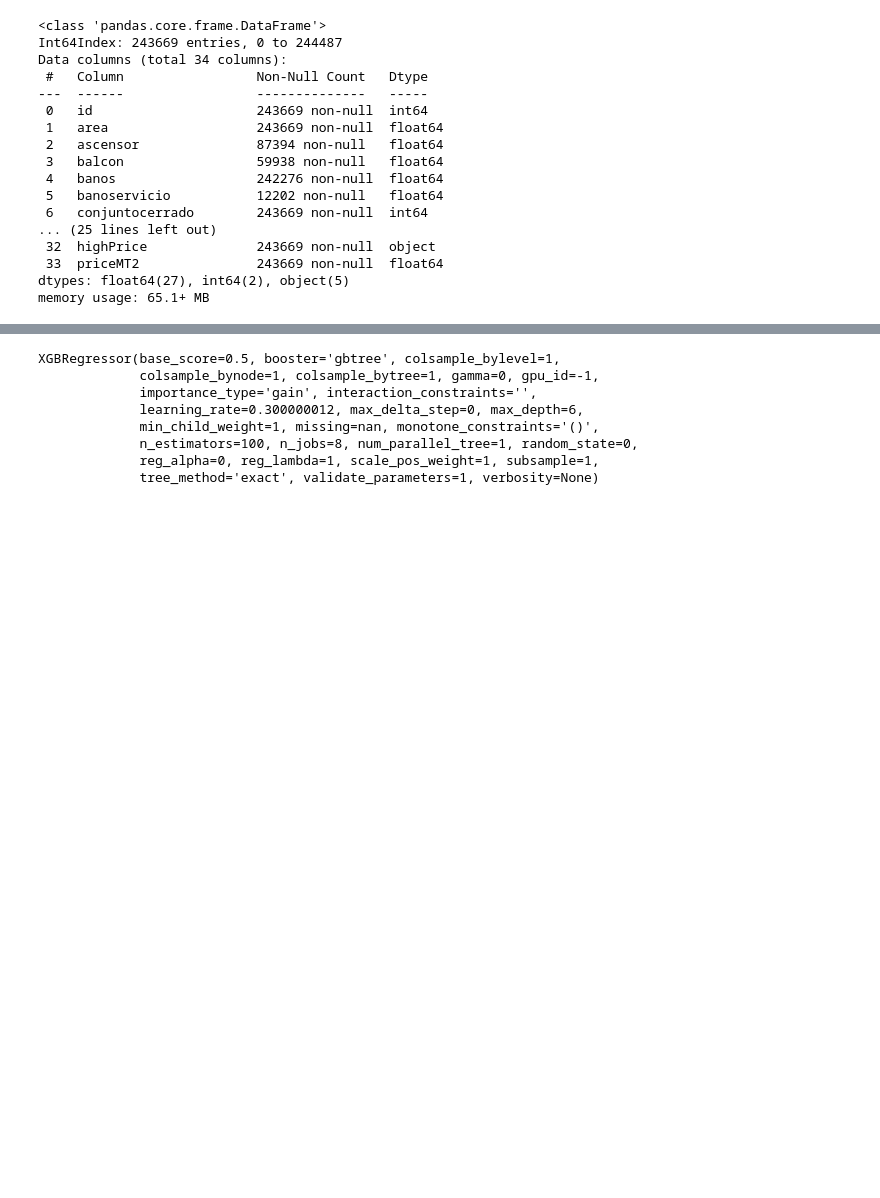
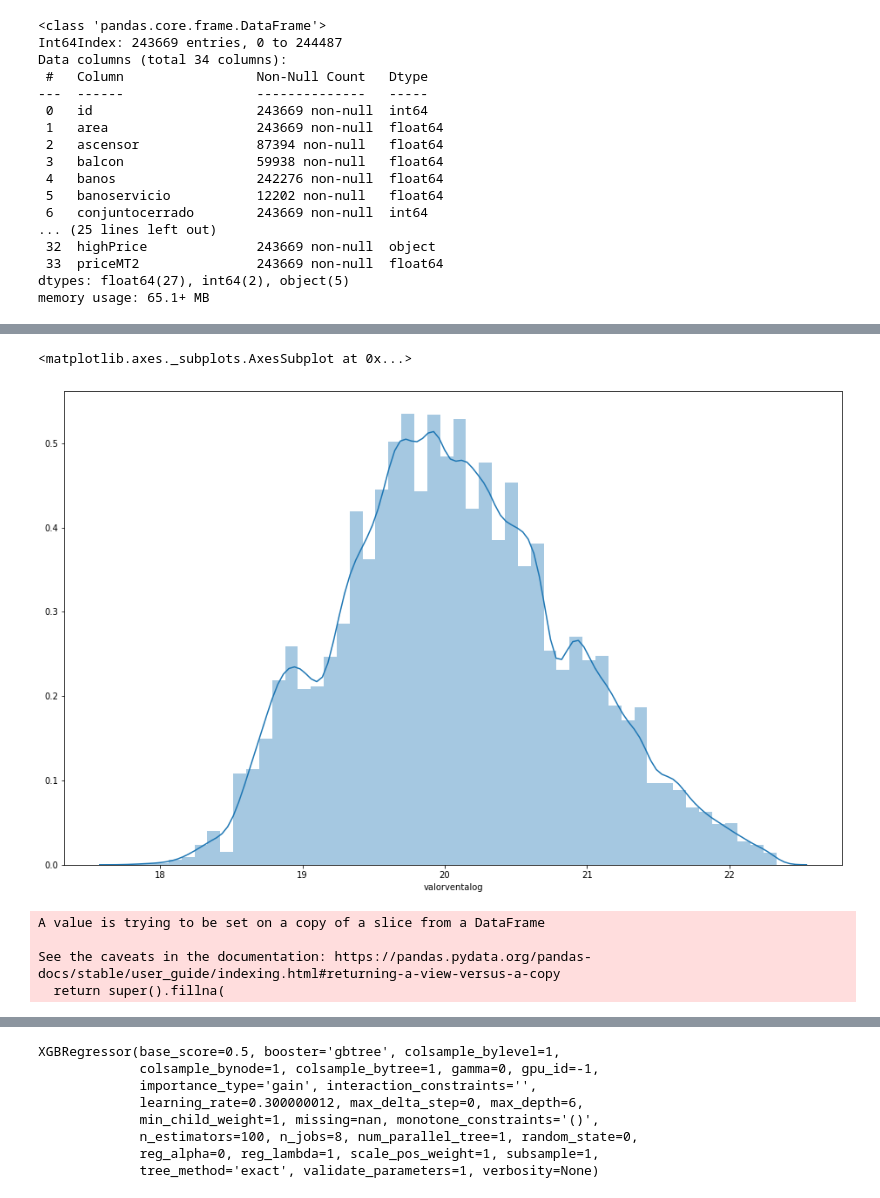
Before and after one commit to abdala9512/habi-competition, a Jupyter notebook: notebooks/Habi EDA.ipynb, the cells around one changed output, grey strips where cells are left out. Cells and saved outputs as stored; diff of their text form; code cells hidden in the pictures; blank space fills up the shorter version.

```diff
--- a/notebooks/Habi EDA.ipynb
+++ b/notebooks/Habi EDA.ipynb
@@ -186,3 +248,20 @@ Data columns (total 34 columns):
  33  priceMT2               243669 non-null  float64
 dtypes: float64(27), int64(2), object(5)
 memory usage: 65.1+ MB
+# %%
+RIDICULOUS_PRICE = 5000000000
+RIRIDULOUS_AREA = 10000
+
+train = pd.read_csv("../data/train_data.csv")
+train['highPrice'] = np.where(train['valorventa'] > 500000000, "High", "Normal")
+train['priceMT2'] = train['valorventa'] / train['area']
+train['valorventalog'] = np.log1p(train['valorventa'])
+train.replace([np.inf], np.nan, inplace=True)
+train.dropna(subset=['priceMT2'], inplace=True)
+train = train[train['priceMT2'] < np.quantile(train['priceMT2'], 0.99)]
+train['priceMT2log'] = np.log1p(train['priceMT2'])
+
+train = train[(train['valorventa'] < RIDICULOUS_PRICE) &
+              (train['area'] < RIRIDULOUS_AREA)]
+
+train
@@ -189,5 +282,13 @@ memory usage: 65.1+ MB
+# %%
+sns.distplot(train['valorventalog'])
+# %% [output]
+<matplotlib.axes._subplots.AxesSubplot at 0x...>
+[figure, added]
 # %%
 class DataFrameBuilder:
+
+    RIDICULOUS_PRICE = 5000000000
+    RIDICULOUS_AREA = 10000
 
     def __init__(self, dataframe, test=False):
         self.test = test
@@ -196,44 +297,60 @@ class DataFrameBuilder:
 
 
     def filterRows(self, dataframe):
-        return dataframe[dataframe['tipoinmueble'] == casa]
+        return dataframe[(dataframe['tipoinmueble'] == "Casa") &
+                        (dataframe['valorventa'] < DataFrameBuilder.RIDICULOUS_PRICE) &
+                          (dataframe['area'] < DataFrameBuilder.RIDICULOUS_AREA)
+                        ]
 
     def createVars(self, dataframe):
 
         cat_vars = ['tiempodeconstruido']
 
-        dummified = []
-        for var in cat_vars:
-            dummified.append(
-                    pd.get_dummies(dataframe[var], drop_first=True, prefix=var)
-            )
+        #dummified = []
+        #for var in cat_vars:
+        #    dummified.append(
+        #            pd.get_dummies(dataframe[var], drop_first=True, prefix=var)
+        #    )
 
-        dummified = pd.concat(dummified, axis=1)
-        dataframe = pd.concat([dataframe.drop(cat_vars, axis=1),dummified], axis=1)
-        encoder = OneHotEncoder(handle_unknown = 'ignore')
+        #dummified = pd.concat(dummified, axis=1)
+        #dataframe = pd.concat([dataframe.drop(cat_vars, axis=1),dummified], axis=1)
+        #encoder = OneHotEncoder(handle_unknown = 'ignore')
 
 
-        for col in dummified.columns:
-            features.append(col)
+        #for col in dummified.columns:
+        #    features.append(col)
+
+        #dataframe['priceMT2'] = dataframe['valorventa'] / dataframe['area']
+        #dataframe['priceMT2log'] = np.log1p(dataframe['priceMT2'])
+        dataframe['garajes'].fillna(0,inplace=True)
 
         return dataframe
 
     def process(self):
-        self.modeling_dataframe = self.createVars(self.original_dataframe)
+        filter_df = self.filterRows(self.original_dataframe)
+        self.modeling_dataframe = self.createVars(filter_df)
         return self.modeling_dataframe
 
 features = [
             "longitud",
             "latitud",
             "estrato",
-            "conjuntocerrado"
+            "conjuntocerrado",
+            "banos",
+            "habitaciones",
+            "garajes"
 ]
 
 instance_df = DataFrameBuilder(train)
 houses_only = instance_df.process()
 
 
-y = houses_only['priceMT2log']
+y = houses_only['valorventalog']
 X = houses_only[features]
 
 X_train, X_test, y_train, y_test = train_test_split(X, y, test_size=0.2, random_state=101)
+# %% [output]
+A value is trying to be set on a copy of a slice from a DataFrame
+
+See the caveats in the documentation: https://pandas.pydata.org/pandas-docs/stable/user_guide/indexing.html#returning-a-view-versus-a-copy
+  return super().fillna(
```
Also changed, not shown: parts of 21 cells of this notebook.
